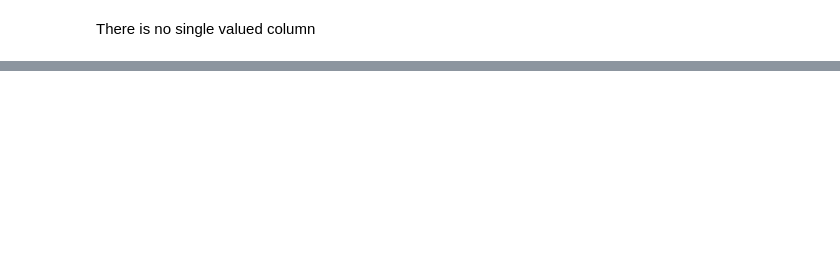
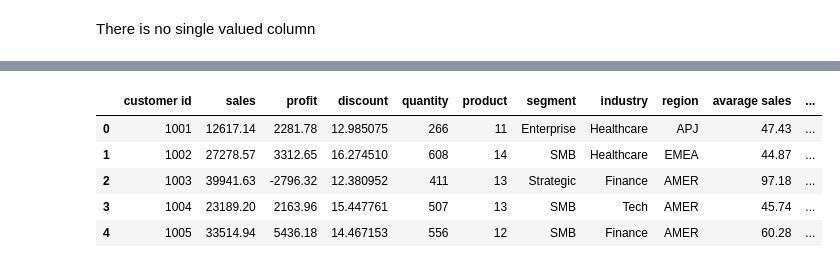
Before and after one commit to IamRaNo/Customer-Analysis, a Jupyter notebook: customer_data.ipynb, the cells around one changed output, grey strips where cells are left out. Cells and saved outputs as stored; diff of their text form; code cells hidden in the pictures; blank space fills up the shorter version.

```diff
--- a/customer_data.ipynb
+++ b/customer_data.ipynb
@@ -270,0 +193,21 @@ sns.histplot(data['age'],bins=10)
+# %%
+#Creating the Avarage sales column
+df['avarage sales']=(df['sales']/df['quantity']).round(2)
+# %%
+# Creating avg profit column
+df['avarage profit']=(df['profit']/df['quantity']).round(2)
+# %%
+# Creating profit per sales column
+df['profit per sales']=(df['profit']/df['sales']).round(2)
+# %%
+# Creating discount per profit ratio
+df['discount to profit ratio']=((df['discount']/df['quantity'])/df['avarage profit']*100).round(2)
+# %%
+df.head()
+# %% [output]
+|  | customer id | sales | profit | discount | quantity | product | segment | industry | region | avarage sales | ... |
+| 0 | 1001 | 12617.14 | 2281.78 | 12.985075 | 266 | 11 | Enterprise | Healthcare | APJ | 47.43 | ... |
+| 1 | 1002 | 27278.57 | 3312.65 | 16.274510 | 608 | 14 | SMB | Healthcare | EMEA | 44.87 | ... |
+| 2 | 1003 | 39941.63 | -2796.32 | 12.380952 | 411 | 13 | Strategic | Finance | AMER | 97.18 | ... |
+| 3 | 1004 | 23189.20 | 2163.96 | 15.447761 | 507 | 13 | SMB | Tech | AMER | 45.74 | ... |
+| 4 | 1005 | 33514.94 | 5436.18 | 14.467153 | 556 | 12 | SMB | Finance | AMER | 60.28 | ... |
```
Also changed, not shown: parts of 96 cells of this notebook, 2 other files.
